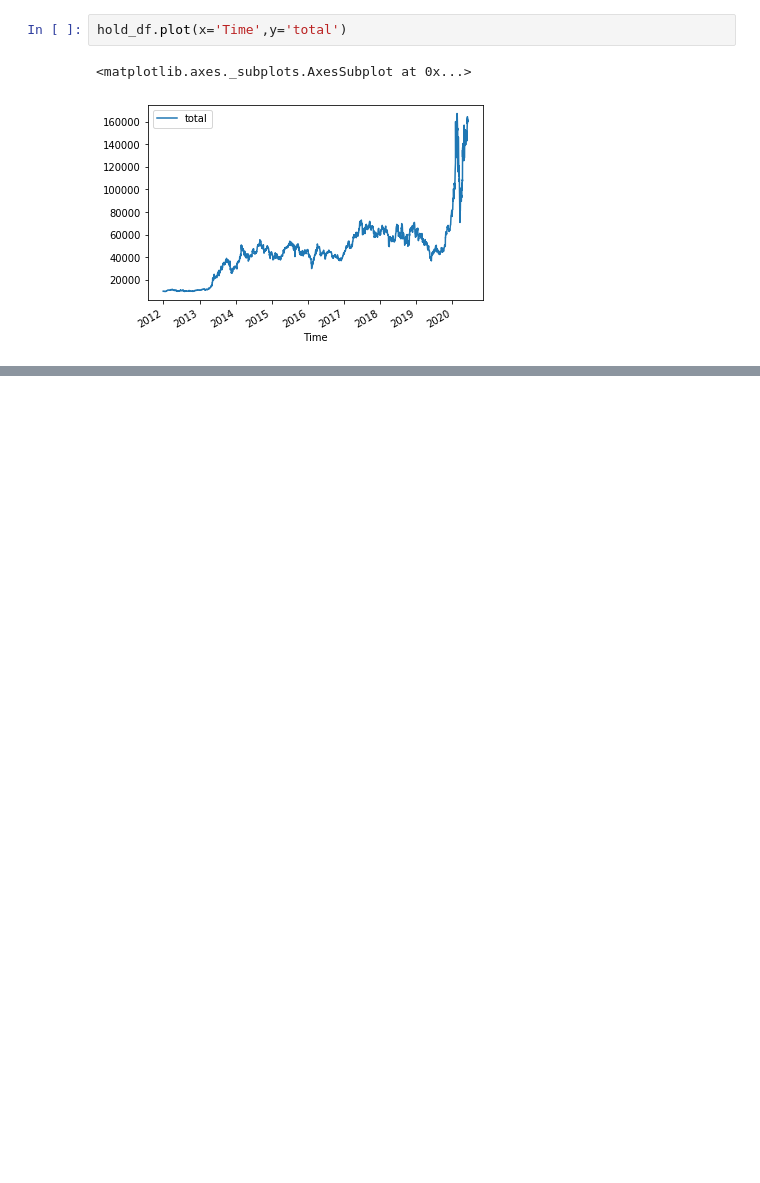
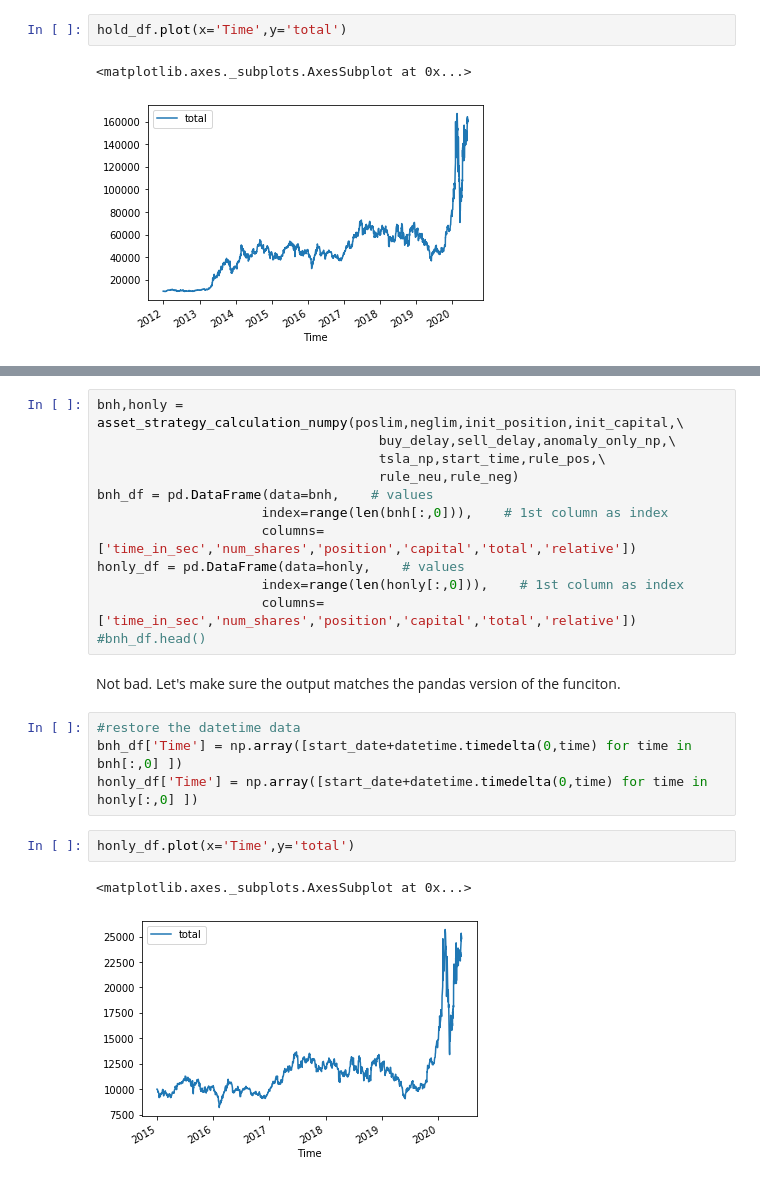
Before and after one commit to JFCherry/Insight-Data-Science-Project, a Jupyter notebook: notebooks/trading_strategy_tester.ipynb, the cells around one changed output, grey strips where cells are left out. Saved outputs shown, nothing was run; the diff lists cells and outputs as text; blank space fills up the shorter version.

```diff
--- a/notebooks/trading_strategy_tester.ipynb
+++ b/notebooks/trading_strategy_tester.ipynb
@@ -362,0 +707,23 @@ TypeError: cannot perform __truediv__ with this index type: DatetimeArray
+# %%
+bnh,honly = asset_strategy_calculation_numpy(poslim,neglim,init_position,init_capital,\
+                                    buy_delay,sell_delay,anomaly_only_np,\
+                                    tsla_np,start_time,rule_pos,\
+                                    rule_neu,rule_neg)
+bnh_df = pd.DataFrame(data=bnh,    # values
+                     index=range(len(bnh[:,0])),    # 1st column as index
+                     columns=['time_in_sec','num_shares','position','capital','total','relative'])
+honly_df = pd.DataFrame(data=honly,    # values
+                     index=range(len(honly[:,0])),    # 1st column as index
+                     columns=['time_in_sec','num_shares','position','capital','total','relative'])
+#bnh_df.head()
+# %% [markdown]
+Not bad.  Let's make sure the output matches the pandas version of the funciton.
+# %%
+#restore the datetime data
+bnh_df['Time'] = np.array([start_date+datetime.timedelta(0,time) for time in bnh[:,0] ])
+honly_df['Time'] = np.array([start_date+datetime.timedelta(0,time) for time in honly[:,0] ])
+# %%
+honly_df.plot(x='Time',y='total')
+# %% [output]
+<matplotlib.axes._subplots.AxesSubplot at 0x...>
+[figure, added]
```
Also changed, not shown: parts of 49 cells of this notebook, 2 other files.
